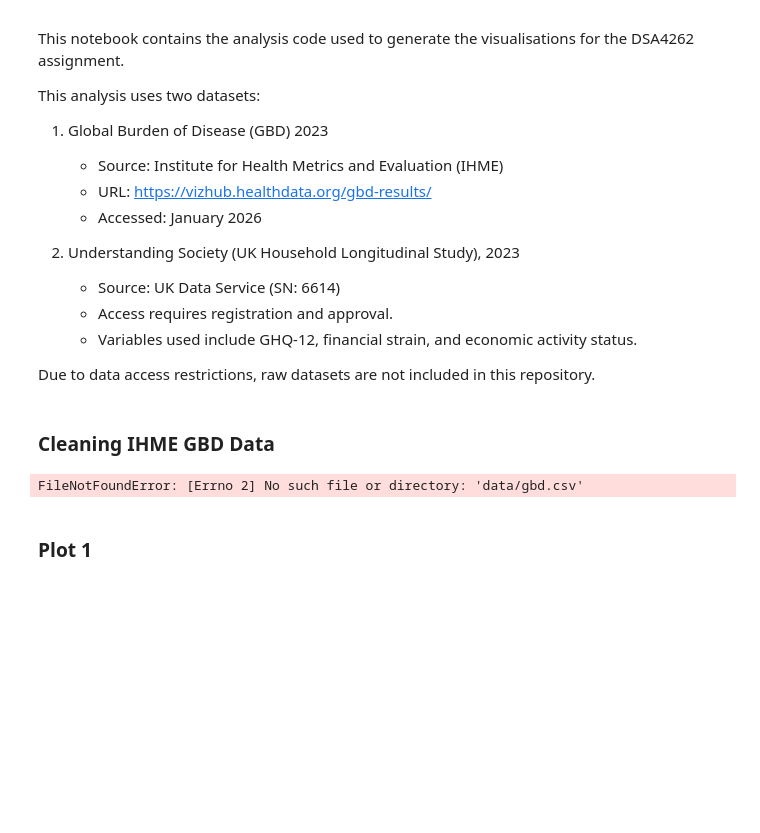
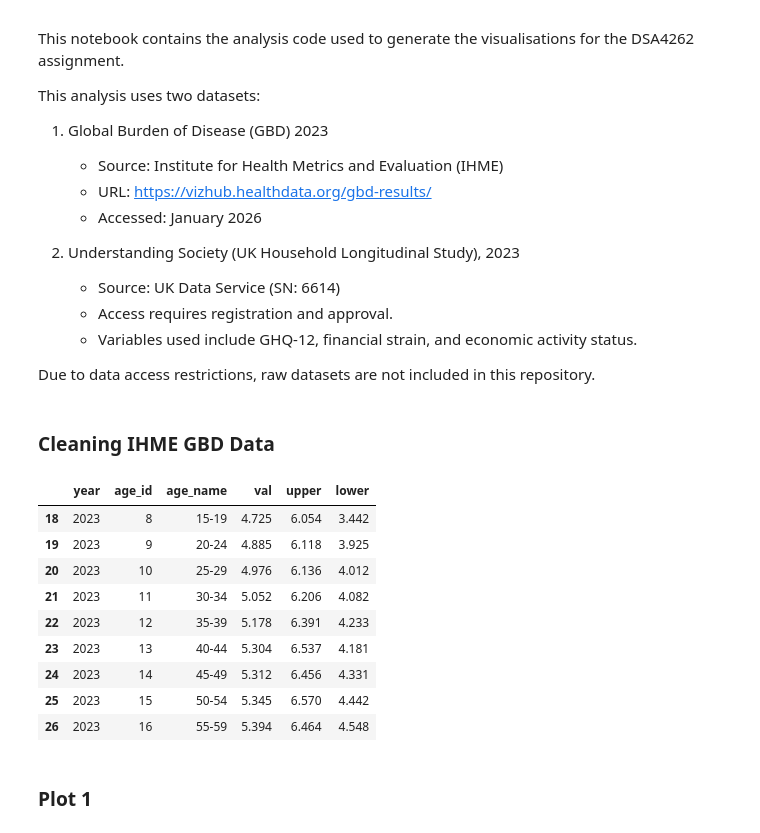
Before and after one commit to ginnielee/DSA4262, a Jupyter notebook: Assignment 1/DSA4262_1.ipynb, the cells around one changed output. Drawn from its saved outputs; the diff is of its cells as text; code cells hidden in the pictures; blank space fills up the shorter version.

```diff
--- a/Assignment 1/DSA4262_1.ipynb
+++ b/Assignment 1/DSA4262_1.ipynb
@@ -25,18 +26,27 @@ Due to data access restrictions, raw datasets are not included in this repositor
 # %% [markdown]
 ### **Cleaning IHME GBD Data**
 # %%
-DATA_PATH = "data/gbd.csv"
-df_gbd = pd.read_csv(DATA_PATH)
+DATA_DIR = Path("data")
+df_gbd = pd.read_csv(DATA_DIR/"IHME-GBD_2023_DATA"/"IHME-GBD_2023_DATA.csv")
 df_gbd['age_name'] = df_gbd['age_name'].str.replace('Years', '', case=False)
 df_gbd['val'] = round(df_gbd['val']*100, 3) # convert to percentage
 df_gbd['upper'] = round(df_gbd['upper']*100, 3) # convert to percentage
 df_gbd['lower'] = round(df_gbd['lower']*100, 3) # convert to percentage
 df_gbd_clean = df_gbd[['year', 'age_id', 'age_name', 'val', 'upper', 'lower']]
 df_gbd_clean = df_gbd_clean.sort_values(by=['year', 'age_name'])
 df_gbd_clean_2023 = df_gbd_clean[df_gbd_clean['year'] == 2023]
 df_gbd_clean_2023
 # %% [output]
-FileNotFoundError: [Errno 2] No such file or directory: 'data/gbd.csv'
+|  | year | age_id | age_name | val | upper | lower |
+| 18 | 2023 | 8 | 15-19 | 4.725 | 6.054 | 3.442 |
+| 19 | 2023 | 9 | 20-24 | 4.885 | 6.118 | 3.925 |
+| 20 | 2023 | 10 | 25-29 | 4.976 | 6.136 | 4.012 |
+| 21 | 2023 | 11 | 30-34 | 5.052 | 6.206 | 4.082 |
+| 22 | 2023 | 12 | 35-39 | 5.178 | 6.391 | 4.233 |
+| 23 | 2023 | 13 | 40-44 | 5.304 | 6.537 | 4.181 |
+| 24 | 2023 | 14 | 45-49 | 5.312 | 6.456 | 4.331 |
+| 25 | 2023 | 15 | 50-54 | 5.345 | 6.570 | 4.442 |
+| 26 | 2023 | 16 | 55-59 | 5.394 | 6.464 | 4.548 |
 # %% [markdown]
 ### **Plot 1**
 # %%
```
Also changed, not shown: parts of 3 cells of this notebook.
